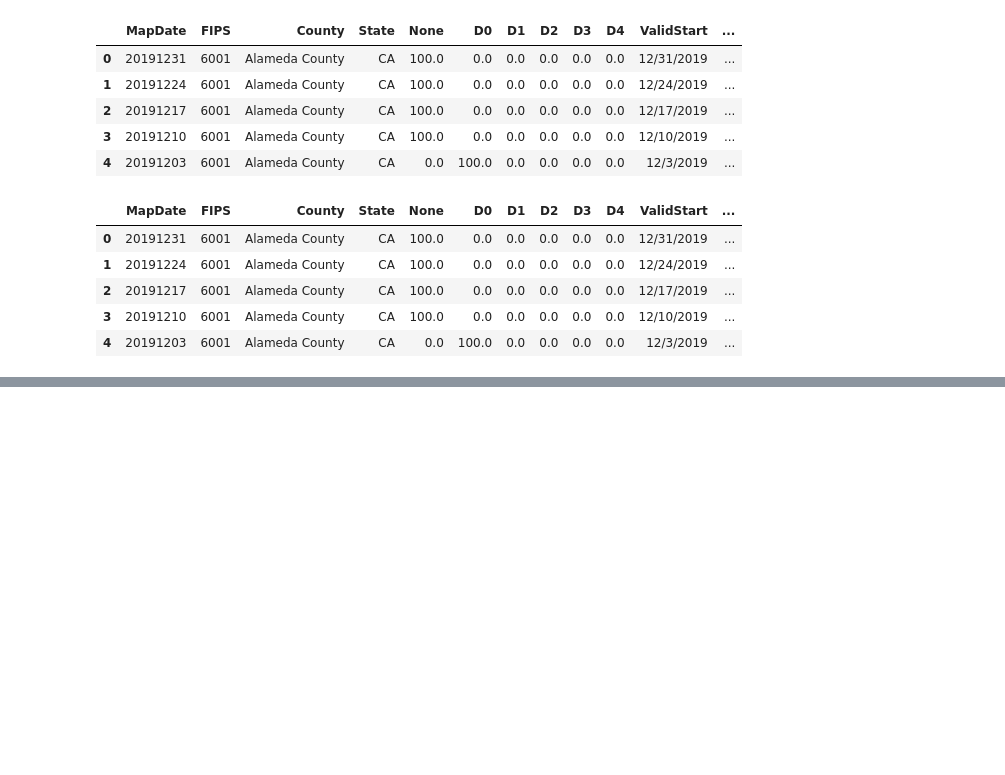
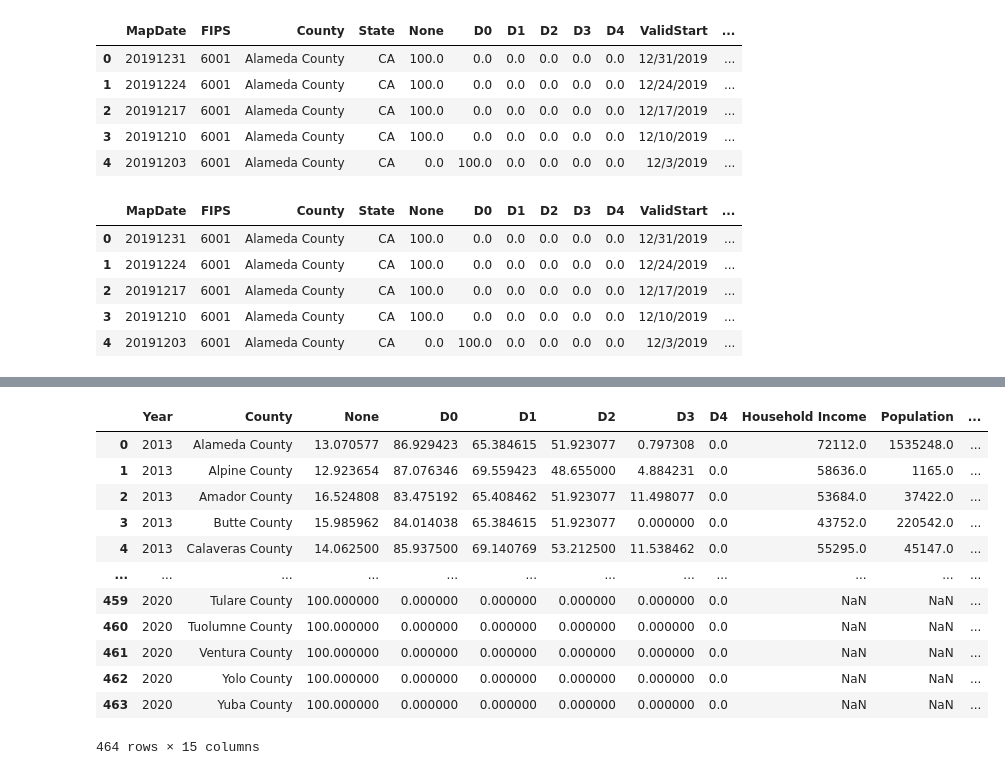
Before and after one commit to KeSavanh/Project_1, a Jupyter notebook: drought.ipynb, the cells around one changed output, grey strips where cells are left out. Cells and saved outputs as stored; diff of their text form; code cells hidden in the pictures; blank space fills up the shorter version.

```diff
--- a/drought.ipynb
+++ b/drought.ipynb
@@ -74,0 +355,4 @@ Name: D4, Length: 464, dtype: float64
+# %%
+#Concatenate census data from 2013-2019
+census_data = pd.concat([census_2013,census_2014, census_2015,census_2016,census_2017,census_2018,census_2019], axis=0)
+census_data.head()
@@ -74,0 +366,19 @@ Name: D4, Length: 464, dtype: float64
+# %%
+#Merge census and drought data
+merged_df = pd.merge(drought_df, census_data, how="outer", on = ['Year', 'County'])
+merged_df.head()
+merged_df.drop(columns=['MapDate', 'FIPS', 'Name','State','county','StatisticFormatID'])
+# %% [output]
+|  | Year | County | None | D0 | D1 | D2 | D3 | D4 | Household Income | Population | ... |
+| 0 | 2013 | Alameda County | 13.070577 | 86.929423 | 65.384615 | 51.923077 | 0.797308 | 0.0 | 72112.0 | 1535248.0 | ... |
+| 1 | 2013 | Alpine County | 12.923654 | 87.076346 | 69.559423 | 48.655000 | 4.884231 | 0.0 | 58636.0 | 1165.0 | ... |
+| 2 | 2013 | Amador County | 16.524808 | 83.475192 | 65.408462 | 51.923077 | 11.498077 | 0.0 | 53684.0 | 37422.0 | ... |
+| 3 | 2013 | Butte County | 15.985962 | 84.014038 | 65.384615 | 51.923077 | 0.000000 | 0.0 | 43752.0 | 220542.0 | ... |
+| 4 | 2013 | Calaveras County | 14.062500 | 85.937500 | 69.140769 | 53.212500 | 11.538462 | 0.0 | 55295.0 | 45147.0 | ... |
+| ... | ... | ... | ... | ... | ... | ... | ... | ... | ... | ... | ... |
+| 459 | 2020 | Tulare County | 100.000000 | 0.000000 | 0.000000 | 0.000000 | 0.000000 | 0.0 | NaN | NaN | ... |
+| 460 | 2020 | Tuolumne County | 100.000000 | 0.000000 | 0.000000 | 0.000000 | 0.000000 | 0.0 | NaN | NaN | ... |
+| 461 | 2020 | Ventura County | 100.000000 | 0.000000 | 0.000000 | 0.000000 | 0.000000 | 0.0 | NaN | NaN | ... |
+| 462 | 2020 | Yolo County | 100.000000 | 0.000000 | 0.000000 | 0.000000 | 0.000000 | 0.0 | NaN | NaN | ... |
+| 463 | 2020 | Yuba County | 100.000000 | 0.000000 | 0.000000 | 0.000000 | 0.000000 | 0.0 | NaN | NaN | ... |
+464 rows × 15 columns
```
Also changed, not shown: parts of 14 cells of this notebook, 2 other files.
